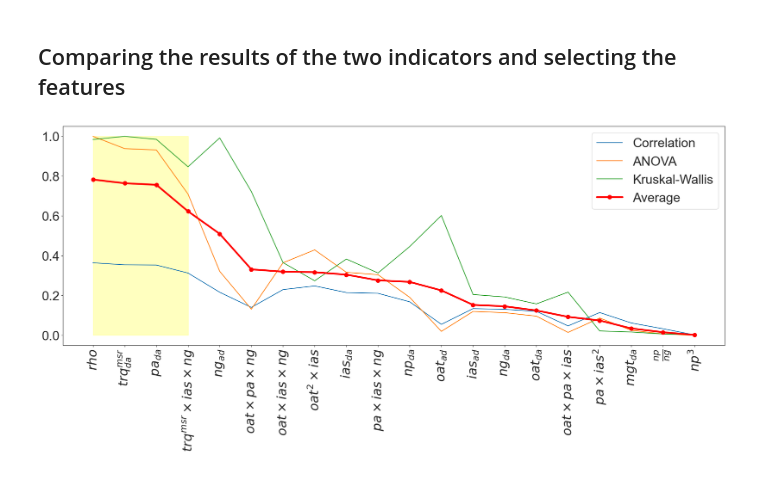
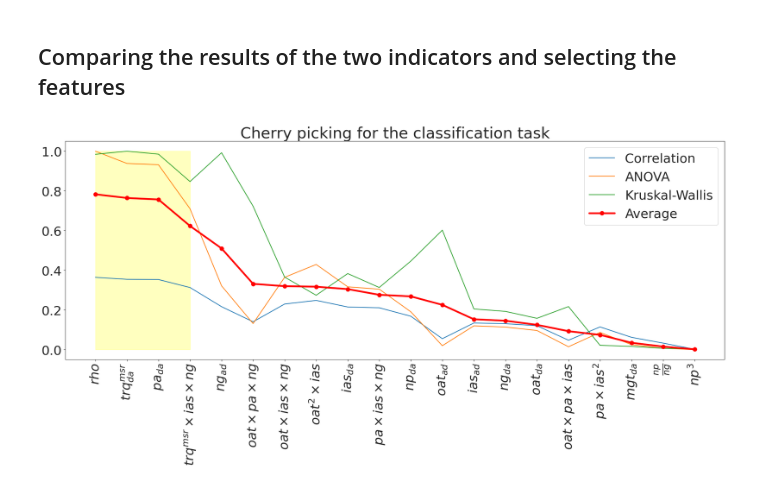
Before and after one commit to MrPio/PHM_North_America_2024_Challenge, a Jupyter notebook: 1-data_preprocessing/1.6-Cherry_Picking_For_Classification.ipynb, the cells around one changed output. Saved outputs shown, nothing was run; the diff lists cells and outputs as text; code cells hidden in the pictures.

```diff
--- a/1-data_preprocessing/1.6-Cherry_Picking_For_Classification.ipynb
+++ b/1-data_preprocessing/1.6-Cherry_Picking_For_Classification.ipynb
@@ -68,22 +68,23 @@ h_scores.plot(kind='bar', figsize=(24, 6))
 # %%
 # 1s
 features_to_keep = 4 # 3 <-- More interpretability
 result1 = np.abs(target_correlations)
 result2 = f_scores / f_scores.max()
 result3 = h_scores / h_scores.max()
 mean_result = (result1 + result2 + result3) / 3
 result = (pd.DataFrame(
     {'Correlation': result1, 'ANOVA': result2, 'Kruskal-Wallis': result3, 'Average': mean_result})
           .sort_values(by='Average', ascending=False))
 ax = result.drop('Average', axis=1).plot(kind='line', figsize=(24, 8))
 ax.plot(result['Average'], label='Average', color='red', linewidth=3.5, marker='o', markersize=8)
 ax.legend()
 ax.set_xticks(range(len(result.index)))
 ax.set_xticklabels(map(to_latex, result.index), rotation=90)
 ax.fill_between(range(features_to_keep), 1, alpha=0.25, color='yellow')
+ax.set_title('Cherry picking for the classification task')
 plt.show()
 # %% [output]
-[figure, old version]
+[figure, new version]
 # %%
 # 6s
 os.makedirs('../dataset/3-classification', exist_ok=True)
```
Also changed, not shown: parts of 3 cells of this notebook, 2 other files.
